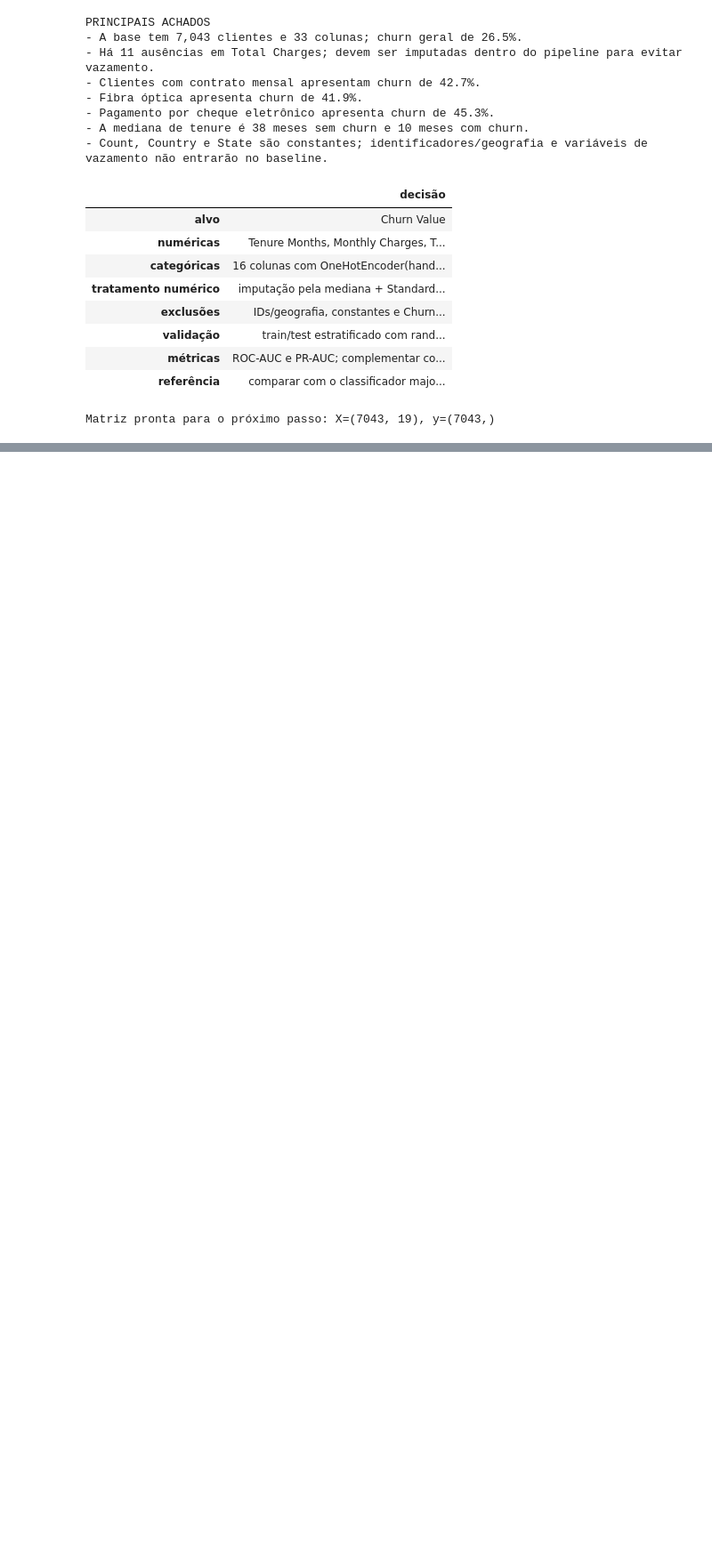
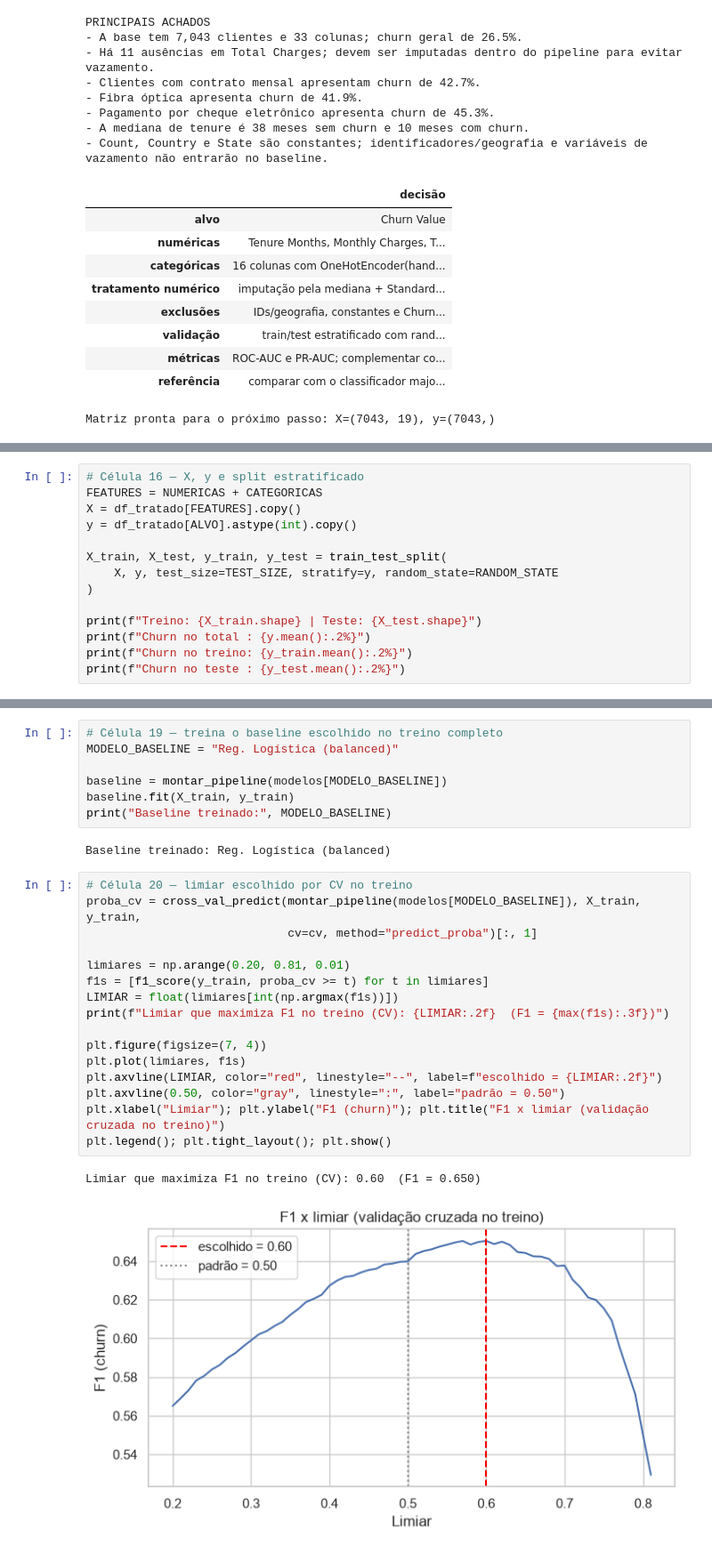
Before and after one commit to Bzrperes/techChallenge, a Jupyter notebook: notebooks/TechChallenge.ipynb, the cells around one changed output, grey strips where cells are left out. Shown at 89% size. Cells and saved outputs as stored; diff of their text form; blank space fills up the shorter version.

Commit message:
Atualiza tratamento dos dados e baseline

```diff
--- a/notebooks/TechChallenge.ipynb
+++ b/notebooks/TechChallenge.ipynb
@@ -433,0 +500,14 @@ Matriz pronta para o próximo passo: X=(7043, 19), y=(7043,)
+# %%
+# Célula 16 — X, y e split estratificado
+FEATURES = NUMERICAS + CATEGORICAS
+X = df_tratado[FEATURES].copy()
+y = df_tratado[ALVO].astype(int).copy()
+
+X_train, X_test, y_train, y_test = train_test_split(
+    X, y, test_size=TEST_SIZE, stratify=y, random_state=RANDOM_STATE
+)
+
+print(f"Treino: {X_train.shape} | Teste: {X_test.shape}")
+print(f"Churn no total : {y.mean():.2%}")
+print(f"Churn no treino: {y_train.mean():.2%}")
+print(f"Churn no teste : {y_test.mean():.2%}")
@@ -433,0 +580,28 @@ Matriz pronta para o próximo passo: X=(7043, 19), y=(7043,)
+# %%
+# Célula 19 — treina o baseline escolhido no treino completo
+MODELO_BASELINE = "Reg. Logística (balanced)"
+
+baseline = montar_pipeline(modelos[MODELO_BASELINE])
+baseline.fit(X_train, y_train)
+print("Baseline treinado:", MODELO_BASELINE)
+# %% [output]
+Baseline treinado: Reg. Logística (balanced)
+# %%
+# Célula 20 — limiar escolhido por CV no treino
+proba_cv = cross_val_predict(montar_pipeline(modelos[MODELO_BASELINE]), X_train, y_train,
+                             cv=cv, method="predict_proba")[:, 1]
+
+limiares = np.arange(0.20, 0.81, 0.01)
+f1s = [f1_score(y_train, proba_cv >= t) for t in limiares]
+LIMIAR = float(limiares[int(np.argmax(f1s))])
+print(f"Limiar que maximiza F1 no treino (CV): {LIMIAR:.2f}  (F1 = {max(f1s):.3f})")
+
+plt.figure(figsize=(7, 4))
+plt.plot(limiares, f1s)
+plt.axvline(LIMIAR, color="red", linestyle="--", label=f"escolhido = {LIMIAR:.2f}")
+plt.axvline(0.50, color="gray", linestyle=":", label="padrão = 0.50")
+plt.xlabel("Limiar"); plt.ylabel("F1 (churn)"); plt.title("F1 x limiar (validação cruzada no treino)")
+plt.legend(); plt.tight_layout(); plt.show()
+# %% [output]
+Limiar que maximiza F1 no treino (CV): 0.60  (F1 = 0.650)
+[figure, added]
```
Also changed, not shown: parts of 9 cells of this notebook.
